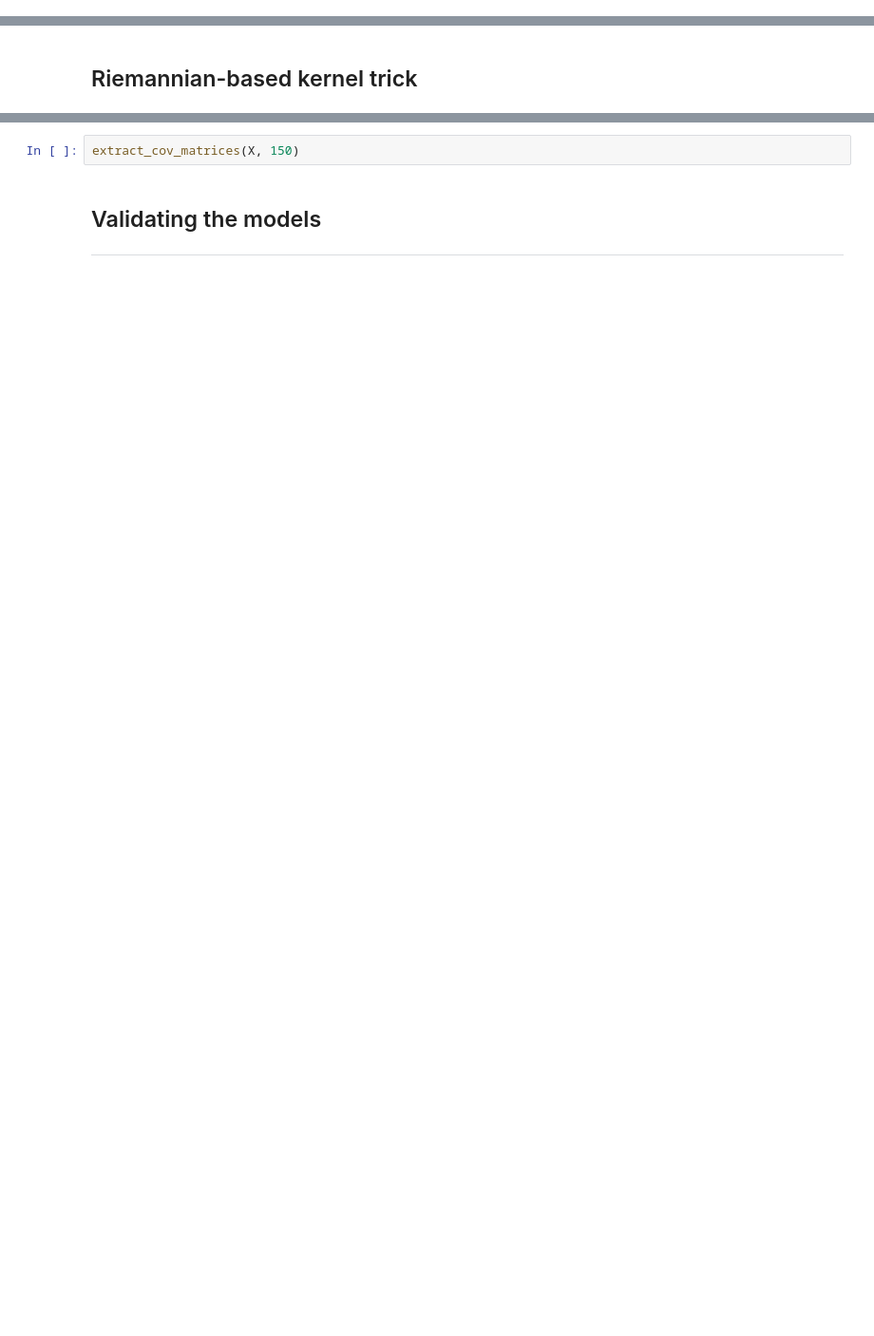
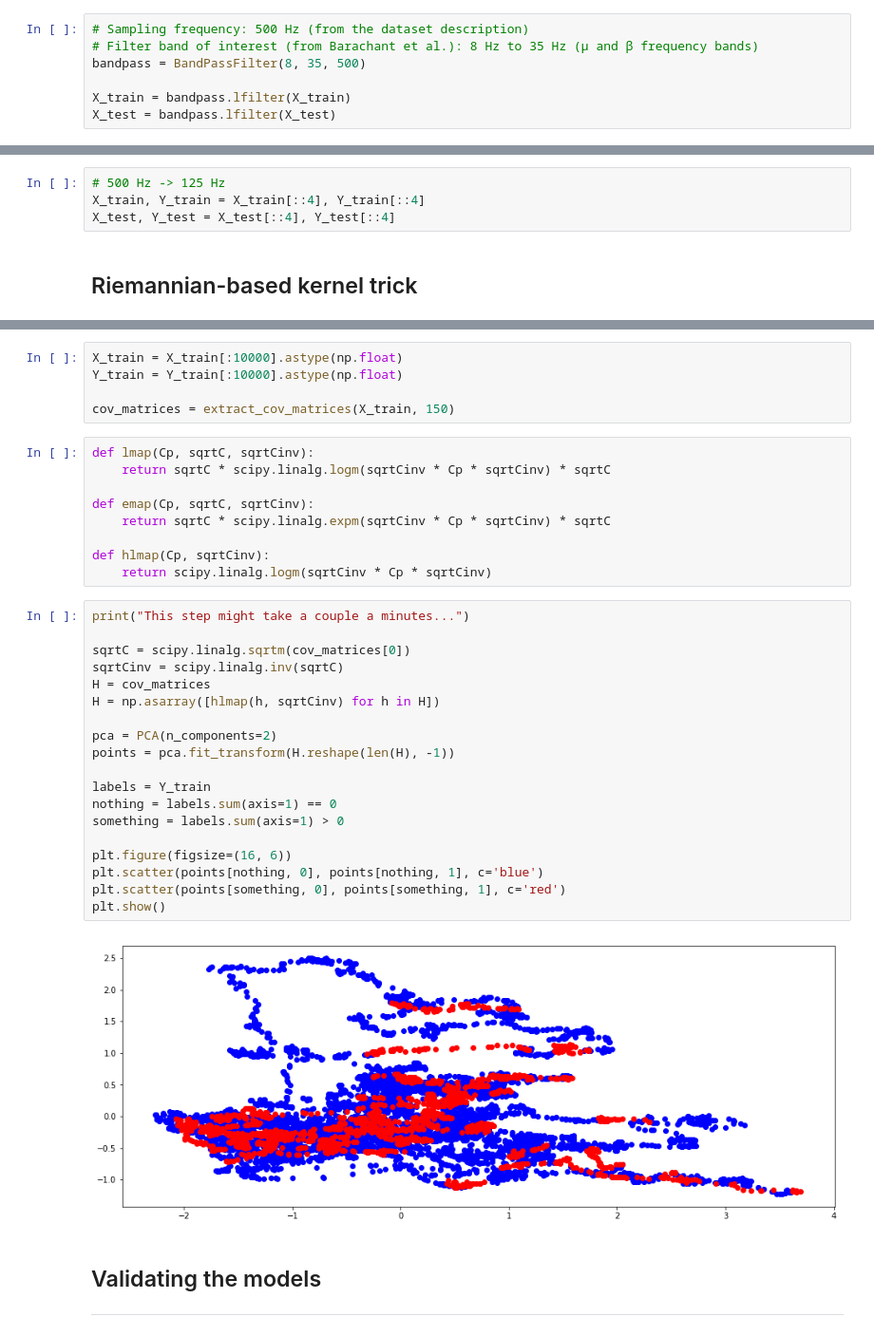
Before and after one commit to cedricsimar/Hand-Motions-Classification, a Jupyter notebook: main.ipynb, the cells around one changed output, grey strips where cells are left out. Shown at 95% size. Saved outputs shown, nothing was run; the diff lists cells and outputs as text; blank space fills up the shorter version.

```diff
--- a/main.ipynb
+++ b/main.ipynb
@@ -108,0 +156,7 @@ Loading dataset...
+# %%
+# Sampling frequency: 500 Hz (from the dataset description)
+# Filter band of interest (from Barachant et al.): 8 Hz to 35 Hz (µ and β frequency bands)
+bandpass = BandPassFilter(8, 35, 500)
+
+X_train = bandpass.lfilter(X_train)
+X_test = bandpass.lfilter(X_test)
@@ -109,2 +165,6 @@ Loading dataset...
+# %%
+# 500 Hz -> 125 Hz
+X_train, Y_train = X_train[::4], Y_train[::4]
+X_test, Y_test = X_test[::4], Y_test[::4]
 # %% [markdown]
 ## Riemannian-based kernel trick <a class="anchor" id="kernel-trick"></a>
@@ -132,5 +192,38 @@ def extract_cov_matrices(cnp.int16_t[:, :] data, Py_ssize_t w):
-# %%
-extract_cov_matrices(X, 150)
+# %%
+X_train = X_train[:10000].astype(np.float)
+Y_train = Y_train[:10000].astype(np.float)
+
+cov_matrices = extract_cov_matrices(X_train, 150)
+# %%
+def lmap(Cp, sqrtC, sqrtCinv):
+    return sqrtC * scipy.linalg.logm(sqrtCinv * Cp * sqrtCinv) * sqrtC
+
+def emap(Cp, sqrtC, sqrtCinv):
+    return sqrtC * scipy.linalg.expm(sqrtCinv * Cp * sqrtCinv) * sqrtC
+
+def hlmap(Cp, sqrtCinv):
+    return scipy.linalg.logm(sqrtCinv * Cp * sqrtCinv)
+# %%
+print("This step might take a couple a minutes...")
+
+sqrtC = scipy.linalg.sqrtm(cov_matrices[0])
+sqrtCinv = scipy.linalg.inv(sqrtC)
+H = cov_matrices
+H = np.asarray([hlmap(h, sqrtCinv) for h in H])
+
+pca = PCA(n_components=2)
+points = pca.fit_transform(H.reshape(len(H), -1))
+
+labels = Y_train
+nothing = labels.sum(axis=1) == 0
+something = labels.sum(axis=1) > 0
+
+plt.figure(figsize=(16, 6))
+plt.scatter(points[nothing, 0], points[nothing, 1], c='blue')
+plt.scatter(points[something, 0], points[something, 1], c='red')
+plt.show()
+# %% [output]
+[figure, added]
 # %% [markdown]
 ## Validating the models <a class="anchor" id="models"></a>
 <hr/>
```
Also changed, not shown: parts of 12 cells of this notebook.
